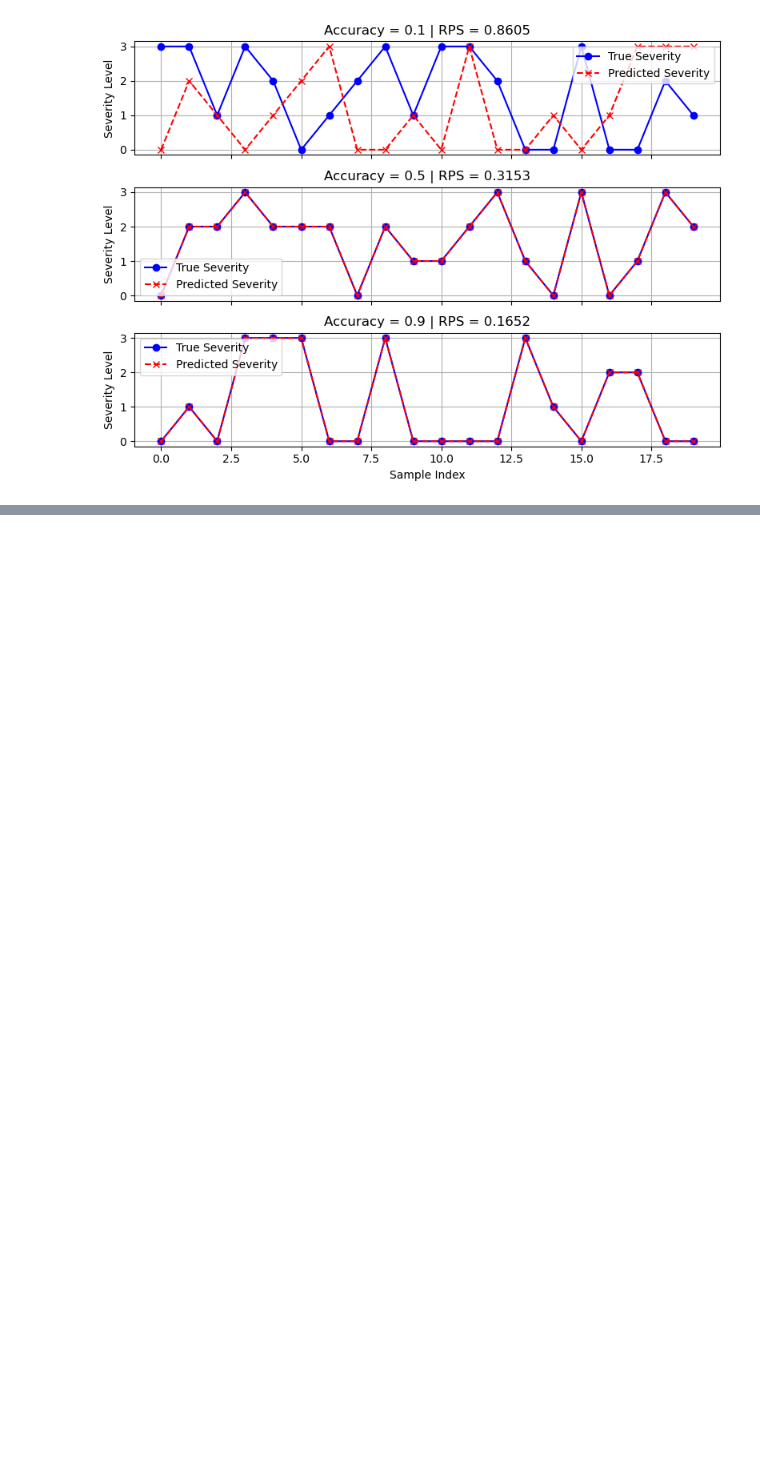
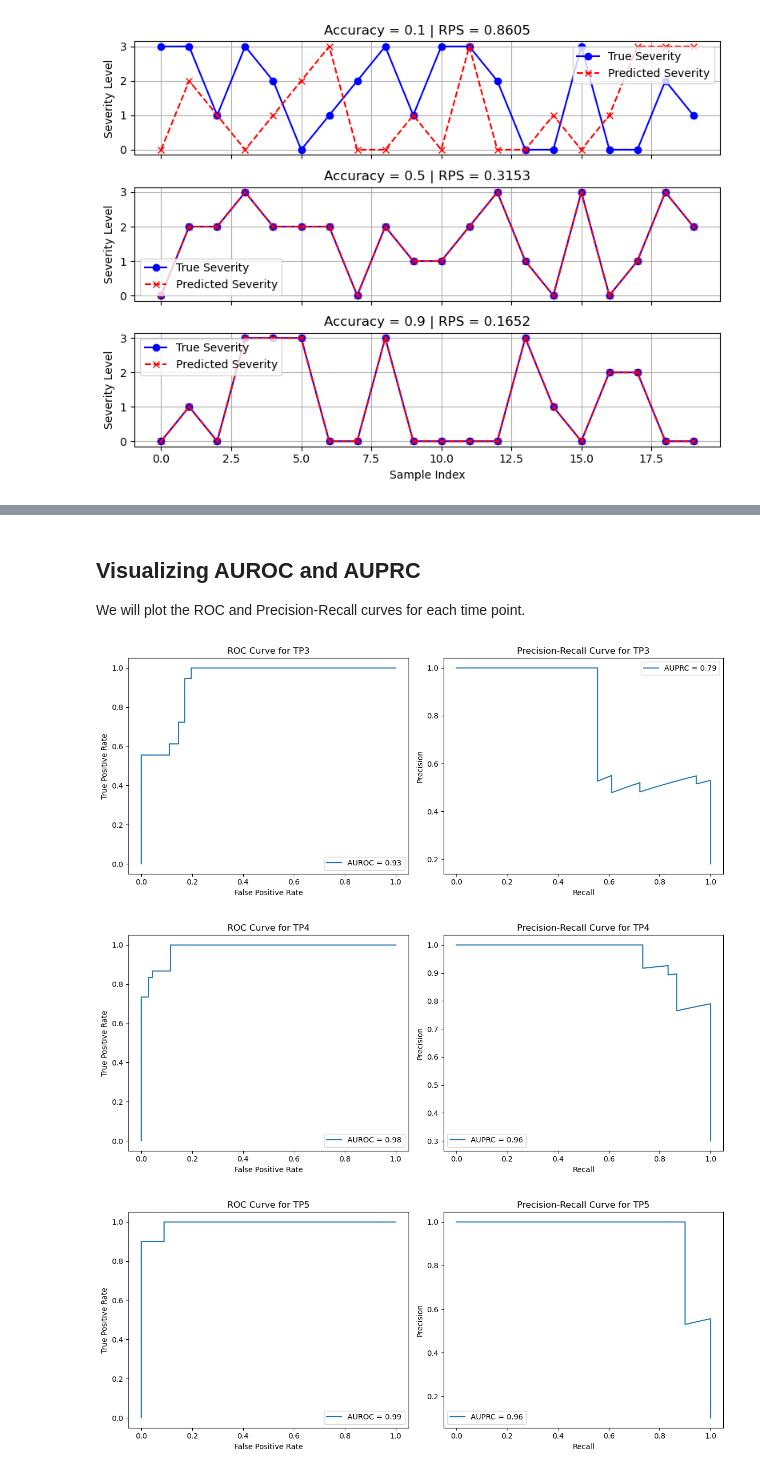
Before and after one commit to plefloch123/Statistical-ML, a Jupyter notebook: metrics.ipynb, the cells around one changed output, grey strips where cells are left out. Saved outputs shown, nothing was run; the diff lists cells and outputs as text; code cells hidden in the pictures; blank space fills up the shorter version.

Commit message:
Updeated EczemaPred_model with the Ordered Logistic Regression, and added AUROC and AUPRC metric in metrics

```diff
--- a/metrics.ipynb
+++ b/metrics.ipynb
@@ -319,0 +406,38 @@ plt.show()
+# %% [markdown]
+## Visualizing AUROC and AUPRC
+
+We will plot the ROC and Precision-Recall curves for each time point.
+# %%
+def plot_curves(y_true, y_pred, time_point):
+    # Compute metrics
+    fpr, tpr, _ = roc_curve(y_true, y_pred)
+    precision, recall, _ = precision_recall_curve(y_true, y_pred)
+
+    # Plot ROC curve
+    plt.figure(figsize=(12, 5))
+
+    plt.subplot(1, 2, 1)
+    plt.plot(fpr, tpr, label=f'AUROC = {roc_auc_score(y_true, y_pred):.2f}')
+    plt.xlabel('False Positive Rate')
+    plt.ylabel('True Positive Rate')
+    plt.title(f'ROC Curve for {time_point}')
+    plt.legend()
+
+    # Plot Precision-Recall curve
+    plt.subplot(1, 2, 2)
+    plt.plot(recall, precision, label=f'AUPRC = {average_precision_score(y_true, y_pred):.2f}')
+    plt.xlabel('Recall')
+    plt.ylabel('Precision')
+    plt.title(f'Precision-Recall Curve for {time_point}')
+    plt.legend()
+
+    plt.tight_layout()
+    plt.show()
+
+# Plot curves for each time point
+for tp in time_points:
+    plot_curves(data[tp]['y_true'], data[tp]['y_pred'], tp)
+# %% [output]
+[figure, added]
+[figure, added]
+[figure, added]
```
Also changed, not shown: parts of 4 cells of this notebook, 1 other file.
